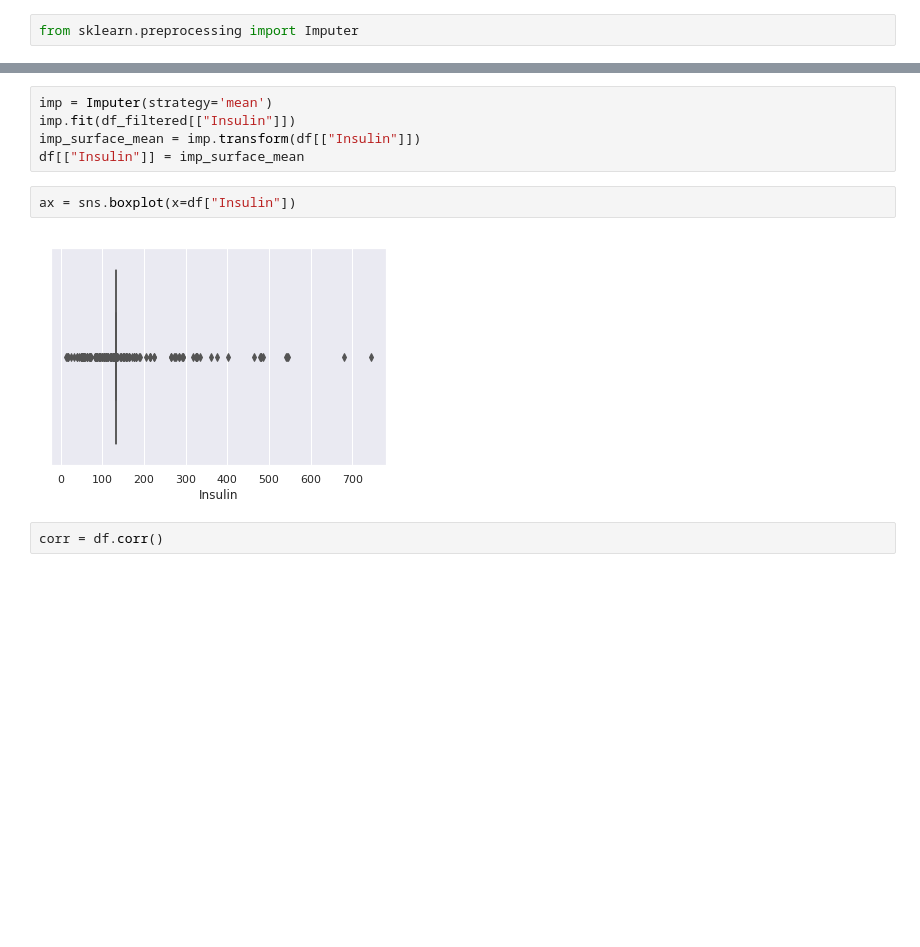
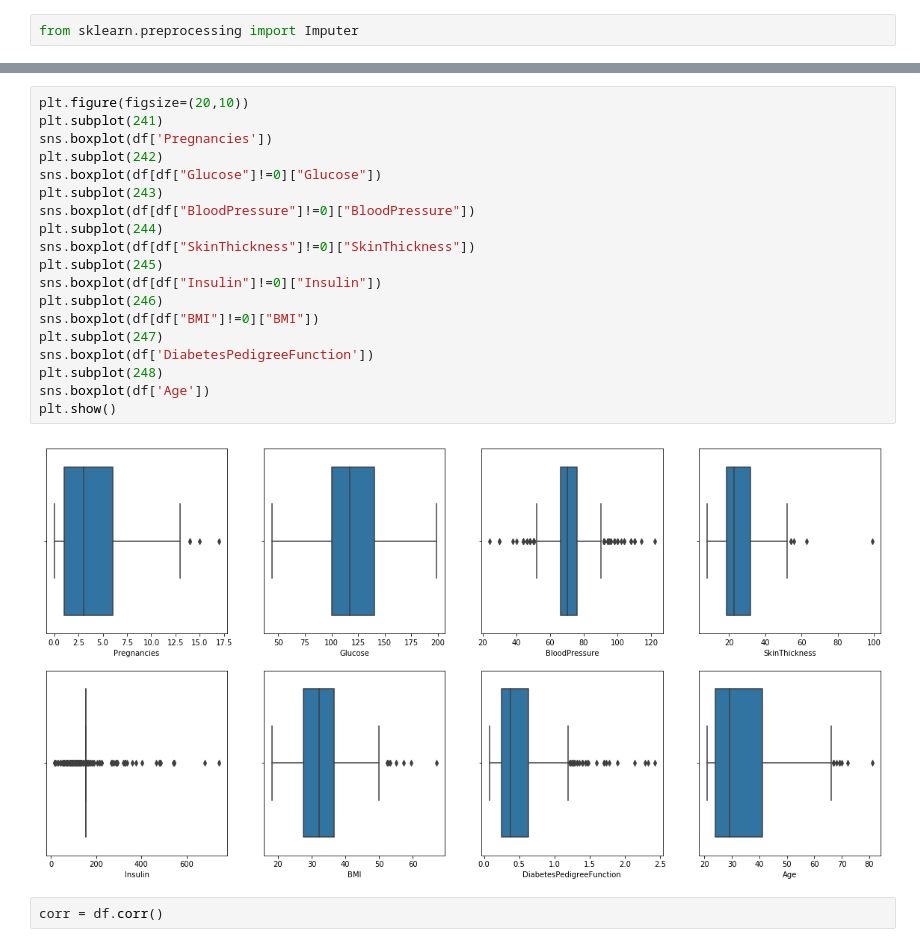
Before and after one commit to ppalomanes/acamica-ds, a Jupyter notebook: clase29/Acamica_hospital.ipynb, the cells around one changed output, grey strips where cells are left out. Drawn from its saved outputs; the diff is of its cells as text; blank space fills up the shorter version.

```diff
--- a/clase29/Acamica_hospital.ipynb
+++ b/clase29/Acamica_hospital.ipynb
@@ -157,13 +199,25 @@ Outcome                       0
 dtype: int64
-# %%
-imp = Imputer(strategy='mean')
-imp.fit(df_filtered[["Insulin"]])
-imp_surface_mean = imp.transform(df[["Insulin"]])
-df[["Insulin"]] = imp_surface_mean
-# %%
-ax = sns.boxplot(x=df["Insulin"])
-# %% [output]
-[figure, removed]
+# %%
+plt.figure(figsize=(20,10))
+plt.subplot(241)
+sns.boxplot(df['Pregnancies'])
+plt.subplot(242)
+sns.boxplot(df[df["Glucose"]!=0]["Glucose"])
+plt.subplot(243)
+sns.boxplot(df[df["BloodPressure"]!=0]["BloodPressure"])
+plt.subplot(244)
+sns.boxplot(df[df["SkinThickness"]!=0]["SkinThickness"])
+plt.subplot(245)
+sns.boxplot(df[df["Insulin"]!=0]["Insulin"])
+plt.subplot(246)
+sns.boxplot(df[df["BMI"]!=0]["BMI"])
+plt.subplot(247)
+sns.boxplot(df['DiabetesPedigreeFunction'])
+plt.subplot(248)
+sns.boxplot(df['Age'])
+plt.show()
+# %% [output]
+[figure, added]
 # %%
 corr = df.corr()
 # %%
```
Also changed, not shown: parts of 24 cells of this notebook.
